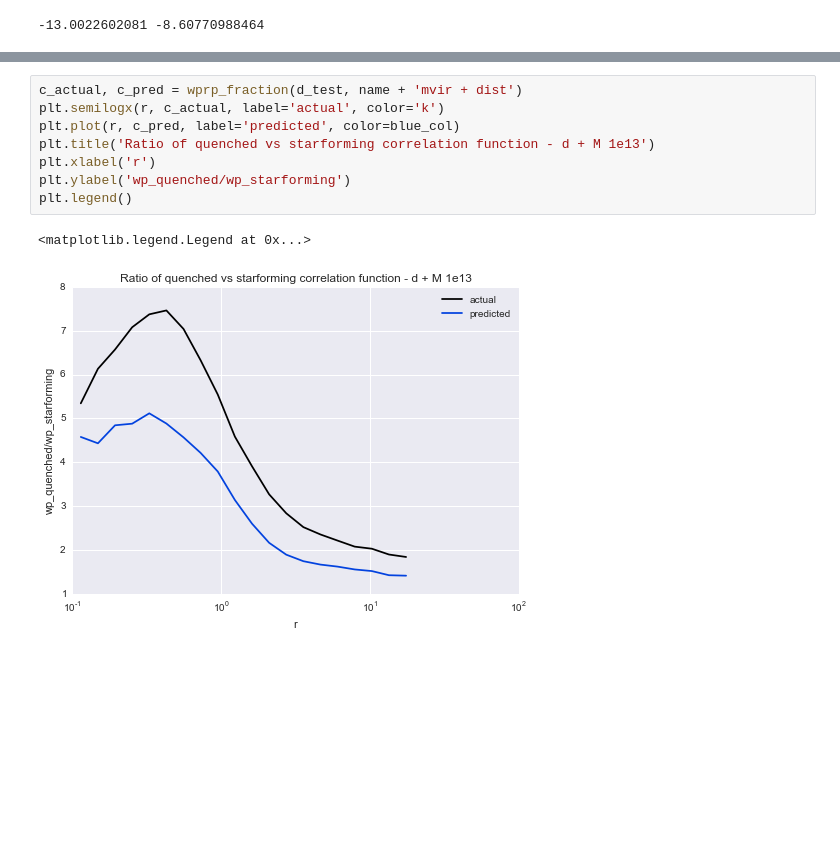
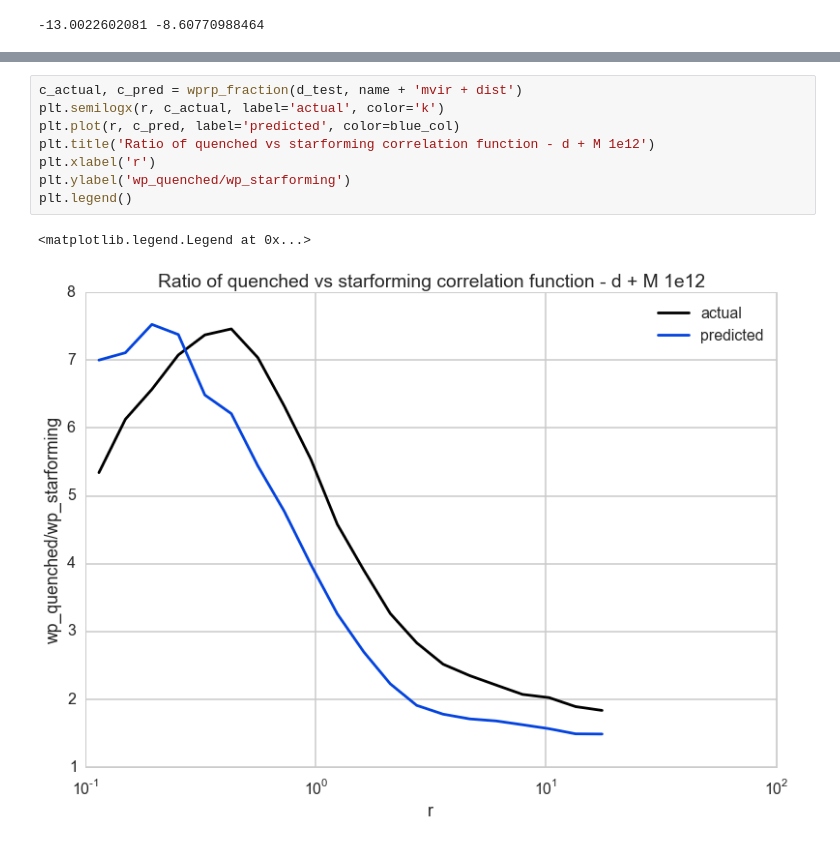
Before and after one commit to vipasu/addseds, a Jupyter notebook: pairs/ssfr pairs other masses - 1e12.ipynb, the cells around one changed output, grey strips where cells are left out. Cells and saved outputs as stored; diff of their text form; blank space fills up the shorter version.

Commit message:
Updated notebook to reflect current status of plotting

```diff
--- a/pairs/ssfr pairs other masses - 1e12.ipynb
+++ b/pairs/ssfr pairs other masses - 1e12.ipynb
@@ -117,14 +125,14 @@ chi square is: (124.39291281517043, 1.6649847827297912e-17)
 # %%
 c_actual, c_pred = wprp_fraction(d_test, name + 'mvir + dist')
 plt.semilogx(r, c_actual, label='actual', color='k')
 plt.plot(r, c_pred, label='predicted', color=blue_col)
-plt.title('Ratio of quenched vs starforming correlation function - d + M 1e13')
+plt.title('Ratio of quenched vs starforming correlation function - d + M 1e12')
 plt.xlabel('r')
 plt.ylabel('wp_quenched/wp_starforming')
 plt.legend()
 # %% [output]
 <matplotlib.legend.Legend at 0x...>
-[figure, old version]
+[figure, new version]
 # %%
 plot_richness_scatter(d_test, 'd + M 1e12', d0)
 # %% [output]
```
Also changed, not shown: parts of 14 cells of this notebook.
